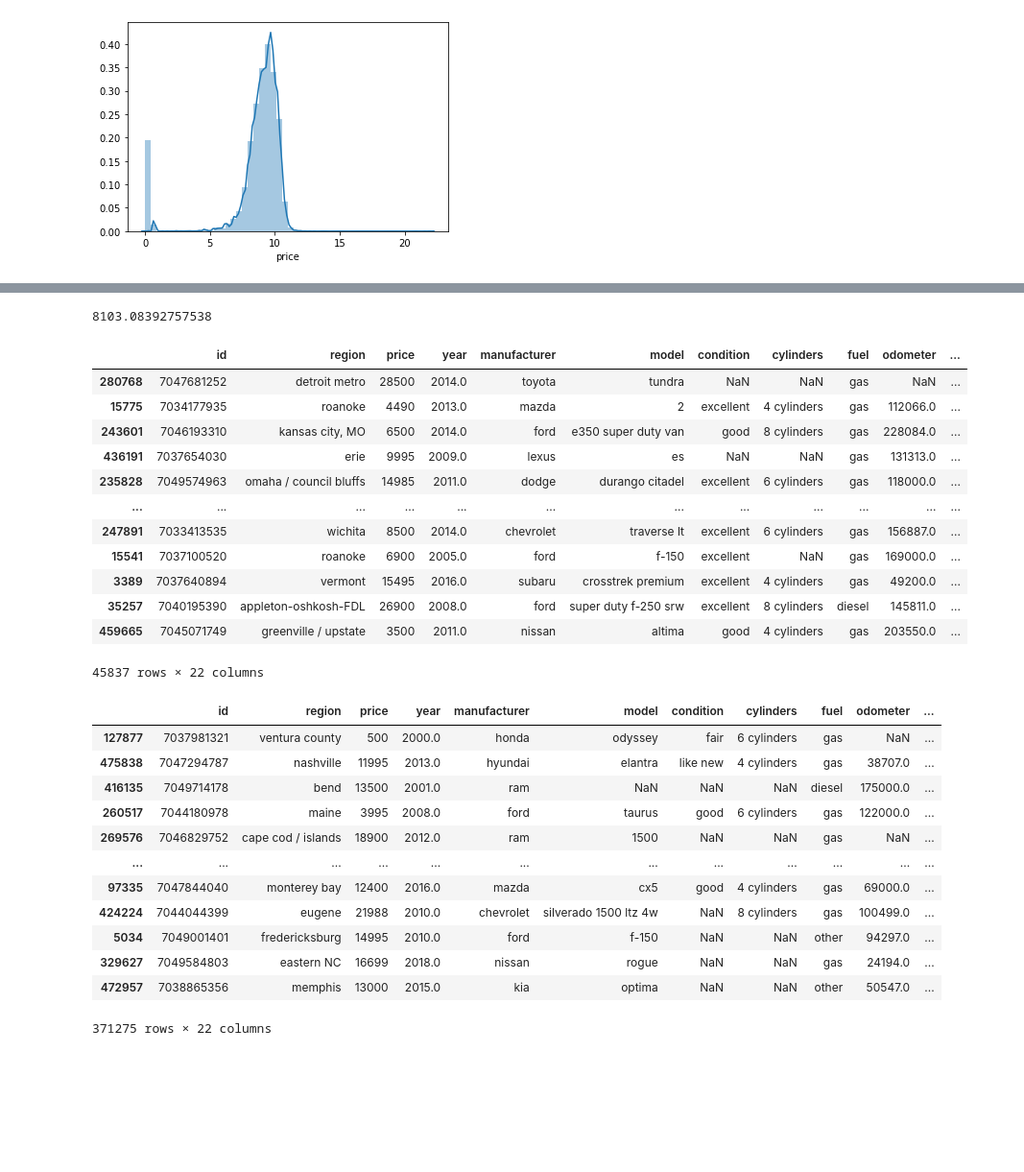
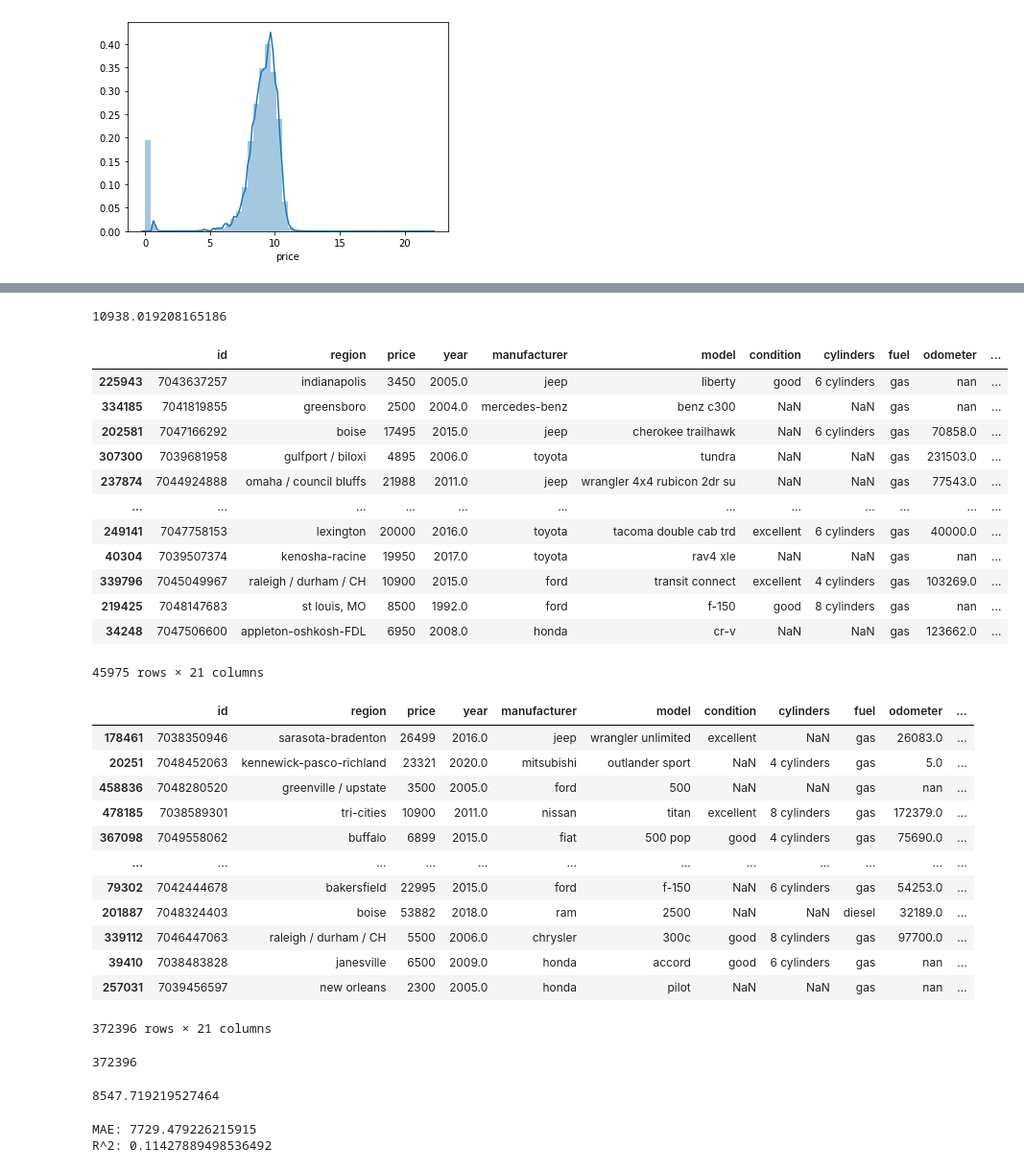
Before and after one commit to JonNData/used-car-predictor, a Jupyter notebook: notebooks/Used_cars_Build.ipynb, the cells around one changed output, grey strips where cells are left out. Shown: that part at 96% size. Saved outputs shown, nothing was run; the diff lists cells and outputs as text; code cells hidden in the pictures; blank space fills up the shorter version.

Commit message:
baseline model, and trim outliers/columns

```diff
--- a/notebooks/Used_cars_Build.ipynb
+++ b/notebooks/Used_cars_Build.ipynb
@@ -125,5 +129,7 @@ sns.distplot(df1['price'])
 # %% [output]
 <matplotlib.axes._subplots.AxesSubplot at 0x...>
 [figure]
+# %%
+pd.options.display.float_format = '{:.1f}'.format
 # %%
 print(np.median(df1['price']))
@@ -150,7 +157,7 @@ sns.distplot(y_log)
 [figure]
 # %%
 # Chop out some outliers
-df2 = df1[(df1['price'] >= np.percentile(df1['price'], 10)) &
-          (df['price'] <= np.percentile(df1['price'], 99.95))]
+df2 = df1[(df1['price'] >= np.percentile(df1['price'], 9.75)) &
+          (df1['price'] <= np.percentile(df1['price'], 99.95))]
 df2['price'].describe()
 # %% [output]
@@ -190,8 +197,8 @@ max          11.845827
 Name: price, dtype: float64
 # %%
-np.e**9
+np.e**9.3
 # %% [output]
-8103.08392757538
+10938.019208165186
 # %%
 # Choose your evaluation metric(s).
 
@@ -199,38 +206,38 @@ np.e**9
 # %%
 #Choose which observations you will use to train, validate, and test your model.
-train_orig, test = train_test_split(df2, test_size = 0.1, train_size = 0.9)
+train_orig, test = train_test_split(df2.drop(columns=['county','Unnamed: 0']) , test_size = 0.1, train_size = 0.9)
 test
 # %% [output]
 |  | id | region | price | year | manufacturer | model | condition | cylinders | fuel | odometer | ... |
-| 280768 | 7047681252 | detroit metro | 28500 | 2014.0 | toyota | tundra | NaN | NaN | gas | NaN | ... |
-| 15775 | 7034177935 | roanoke | 4490 | 2013.0 | mazda | 2 | excellent | 4 cylinders | gas | 112066.0 | ... |
-| 243601 | 7046193310 | kansas city, MO | 6500 | 2014.0 | ford | e350 super duty van | good | 8 cylinders | gas | 228084.0 | ... |
-| 436191 | 7037654030 | erie | 9995 | 2009.0 | lexus | es | NaN | NaN | gas | 131313.0 | ... |
-| 235828 | 7049574963 | omaha / council bluffs | 14985 | 2011.0 | dodge | durango citadel | excellent | 6 cylinders | gas | 118000.0 | ... |
+| 225943 | 7043637257 | indianapolis | 3450 | 2005.0 | jeep | liberty | good | 6 cylinders | gas | nan | ... |
+| 334185 | 7041819855 | greensboro | 2500 | 2004.0 | mercedes-benz | benz c300 | NaN | NaN | gas | nan | ... |
+| 202581 | 7047166292 | boise | 17495 | 2015.0 | jeep | cherokee trailhawk | NaN | 6 cylinders | gas | 70858.0 | ... |
+| 307300 | 7039681958 | gulfport / biloxi | 4895 | 2006.0 | toyota | tundra | NaN | NaN | gas | 231503.0 | ... |
+| 237874 | 7044924888 | omaha / council bluffs | 21988 | 2011.0 | jeep | wrangler 4x4 rubicon 2dr su | NaN | NaN | gas | 77543.0 | ... |
 | ... | ... | ... | ... | ... | ... | ... | ... | ... | ... | ... | ... |
-| 247891 | 7033413535 | wichita | 8500 | 2014.0 | chevrolet | traverse lt | excellent | 6 cylinders | gas | 156887.0 | ... |
-| 15541 | 7037100520 | roanoke | 6900 | 2005.0 | ford | f-150 | excellent | NaN | gas | 169000.0 | ... |
-| 3389 | 7037640894 | vermont | 15495 | 2016.0 | subaru | crosstrek premium | excellent | 4 cylinders | gas | 49200.0 | ... |
-| 35257 | 7040195390 | appleton-oshkosh-FDL | 26900 | 2008.0 | ford | super duty f-250 srw | excellent | 8 cylinders | diesel | 145811.0 | ... |
-| 459665 | 7045071749 | greenville / upstate | 3500 | 2011.0 | nissan | altima | good | 4 cylinders | gas | 203550.0 | ... |
+| 249141 | 7047758153 | lexington | 20000 | 2016.0 | toyota | tacoma double cab trd | excellent | 6 cylinders | gas | 40000.0 | ... |
+| 40304 | 7039507374 | kenosha-racine | 19950 | 2017.0 | toyota | rav4 xle | NaN | NaN | gas | nan | ... |
+| 339796 | 7045049967 | raleigh / durham / CH | 10900 | 2015.0 | ford | transit connect | excellent | 4 cylinders | gas | 103269.0 | ... |
+| 219425 | 7048147683 | st louis, MO | 8500 | 1992.0 | ford | f-150 | good | 8 cylinders | gas | nan | ... |
+| 34248 | 7047506600 | appleton-oshkosh-FDL | 6950 | 2008.0 | honda | cr-v | NaN | NaN | gas | 123662.0 | ... |
-45837 rows × 22 columns
+45975 rows × 21 columns
 # %%
 train, val = train_test_split(train_orig, train_size = 0.9, test_size = 0.1)
 train
 # %% [output]
 |  | id | region | price | year | manufacturer | model | condition | cylinders | fuel | odometer | ... |
-| 127877 | 7037981321 | ventura county | 500 | 2000.0 | honda | odyssey | fair | 6 cylinders | gas | NaN | ... |
-| 475838 | 7047294787 | nashville | 11995 | 2013.0 | hyundai | elantra | like new | 4 cylinders | gas | 38707.0 | ... |
-| 416135 | 7049714178 | bend | 13500 | 2001.0 | ram | NaN | NaN | NaN | diesel | 175000.0 | ... |
-| 260517 | 7044180978 | maine | 3995 | 2008.0 | ford | taurus | good | 6 cylinders | gas | 122000.0 | ... |
-| 269576 | 7046829752 | cape cod / islands | 18900 | 2012.0 | ram | 1500 | NaN | NaN | gas | NaN | ... |
+| 178461 | 7038350946 | sarasota-bradenton | 26499 | 2016.0 | jeep | wrangler unlimited | excellent | NaN | gas | 26083.0 | ... |
+| 20251 | 7048452063 | kennewick-pasco-richland | 23321 | 2020.0 | mitsubishi | outlander sport | NaN | 4 cylinders | gas | 5.0 | ... |
+| 458836 | 7048280520 | greenville / upstate | 3500 | 2005.0 | ford | 500 | NaN | NaN | gas | nan | ... |
+| 478185 | 7038589301 | tri-cities | 10900 | 2011.0 | nissan | titan | excellent | 8 cylinders | gas | 172379.0 | ... |
+| 367098 | 7049558062 | buffalo | 6899 | 2015.0 | fiat | 500 pop | good | 4 cylinders | gas | 75690.0 | ... |
 | ... | ... | ... | ... | ... | ... | ... | ... | ... | ... | ... | ... |
-| 97335 | 7047844040 | monterey bay | 12400 | 2016.0 | mazda | cx5 | good | 4 cylinders | gas | 69000.0 | ... |
-| 424224 | 7044044399 | eugene | 21988 | 2010.0 | chevrolet | silverado 1500 ltz 4w | NaN | 8 cylinders | gas | 100499.0 | ... |
-| 5034 | 7049001401 | fredericksburg | 14995 | 2010.0 | ford | f-150 | NaN | NaN | other | 94297.0 | ... |
-| 329627 | 7049584803 | eastern NC | 16699 | 2018.0 | nissan | rogue | NaN | NaN | gas | 24194.0 | ... |
-| 472957 | 7038865356 | memphis | 13000 | 2015.0 | kia | optima | NaN | NaN | other | 50547.0 | ... |
+| 79302 | 7042444678 | bakersfield | 22995 | 2015.0 | ford | f-150 | NaN | 6 cylinders | gas | 54253.0 | ... |
+| 201887 | 7048324403 | boise | 53882 | 2018.0 | ram | 2500 | NaN | NaN | diesel | 32189.0 | ... |
+| 339112 | 7046447063 | raleigh / durham / CH | 5500 | 2006.0 | chrysler | 300c | good | 8 cylinders | gas | 97700.0 | ... |
+| 39410 | 7038483828 | janesville | 6500 | 2009.0 | honda | accord | good | 6 cylinders | gas | nan | ... |
+| 257031 | 7039456597 | new orleans | 2300 | 2005.0 | honda | pilot | NaN | NaN | gas | nan | ... |
-371275 rows × 22 columns
+372396 rows × 21 columns
 # %%
 #  Begin to clean and explore your data.
 # - [x] Begin to choose which features, if any, to exclude. Would some features "leak" future information?
@@ -238,0 +251,24 @@ train
+# %%
+len(train['price'])
+# %% [output]
+372396
+# %%
+#  For the evaluation metric you chose, what score would you get just by guessing?
+# R^2 for a flat line of the mean would be 0. Let's look at the MAE
+list_of_mean = [train['price'].mean()] * len(train['price'])
+mean_absolute_error(train['price'], list_of_mean)
+# %% [output]
+8547.719219527464
+# %%
+# Let's do a univariate linear regression as a baseline as well
+imp_mean = SimpleImputer(missing_values=np.nan, strategy='mean')
+imp_mean.fit(train[['year']])
+lr = LinearRegression()
+model = lr.fit(imp_mean.transform(train[['year']]),train['price'])
+
+print('MAE:', mean_absolute_error(train['price'], model.predict(imp_mean.transform(train[['year']]))))
+print('R^2:', r2_score(train['price'], model.predict(imp_mean.transform(train[['year']]))))
+# Alrighty then. Got some baselines!
+# %% [output]
+MAE: 7729.479226215915
+R^2: 0.11427889498536492
```
Also changed, not shown: parts of 10 cells of this notebook.
